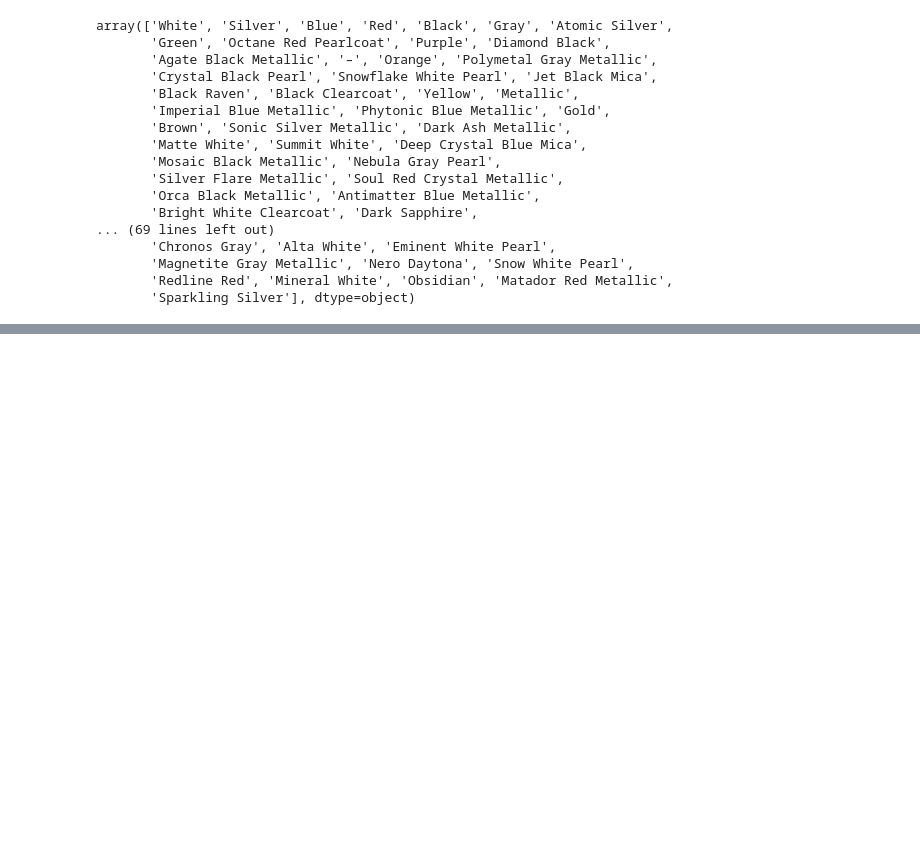
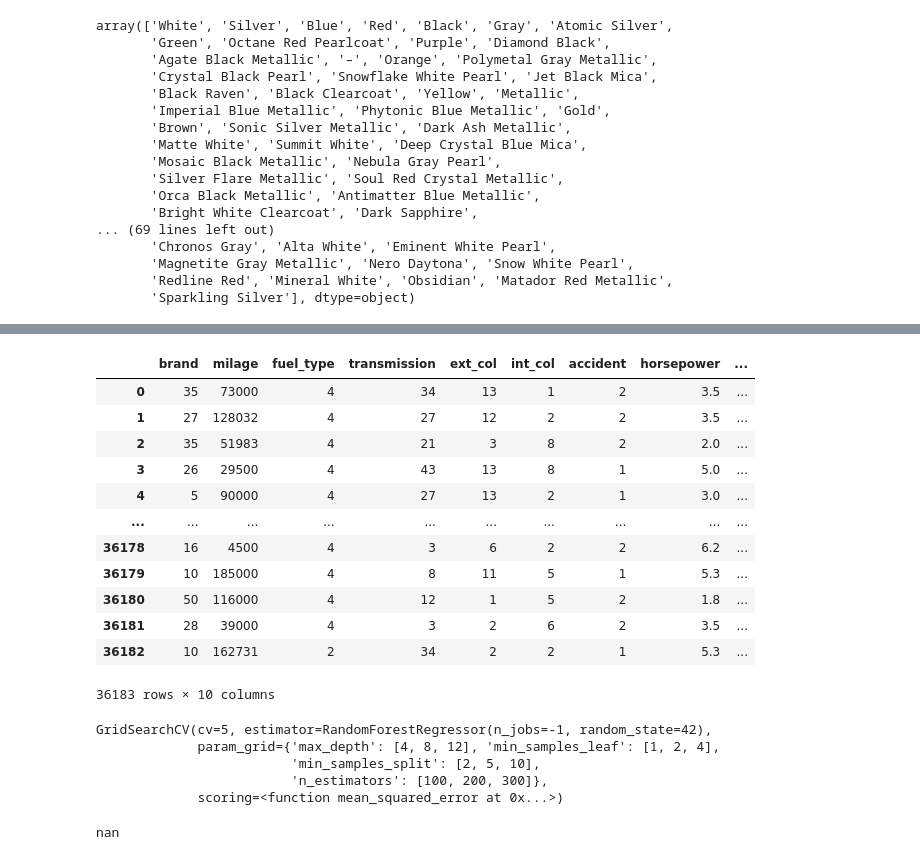
Before and after one commit to othnielche/KaggleX-Skill-Assessment-Challenge-2024, a Jupyter notebook: KaggleX challenge.ipynb, the cells around one changed output, grey strips where cells are left out. Cells and saved outputs as stored; diff of their text form; code cells hidden in the pictures; blank space fills up the shorter version.

Commit message:
I dey try my best

```diff
--- a/KaggleX challenge.ipynb
+++ b/KaggleX challenge.ipynb
@@ -1891,0 +2093,16 @@ array(['White', 'Silver', 'Blue', 'Red', 'Black', 'Gray', 'Atomic Silver',
+# %%
+test
+# %% [output]
+|  | brand | milage | fuel_type | transmission | ext_col | int_col | accident | horsepower | ... |
+| 0 | 35 | 73000 | 4 | 34 | 13 | 1 | 2 | 3.5 | ... |
+| 1 | 27 | 128032 | 4 | 27 | 12 | 2 | 2 | 3.5 | ... |
+| 2 | 35 | 51983 | 4 | 21 | 3 | 8 | 2 | 2.0 | ... |
+| 3 | 26 | 29500 | 4 | 43 | 13 | 8 | 1 | 5.0 | ... |
+| 4 | 5 | 90000 | 4 | 27 | 13 | 2 | 1 | 3.0 | ... |
+| ... | ... | ... | ... | ... | ... | ... | ... | ... | ... |
+| 36178 | 16 | 4500 | 4 | 3 | 6 | 2 | 2 | 6.2 | ... |
+| 36179 | 10 | 185000 | 4 | 8 | 11 | 5 | 1 | 5.3 | ... |
+| 36180 | 50 | 116000 | 4 | 12 | 1 | 5 | 2 | 1.8 | ... |
+| 36181 | 28 | 39000 | 4 | 3 | 2 | 6 | 2 | 3.5 | ... |
+| 36182 | 10 | 162731 | 2 | 34 | 2 | 2 | 1 | 5.3 | ... |
+36183 rows × 10 columns
@@ -1891,0 +2125,8 @@ array(['White', 'Silver', 'Blue', 'Red', 'Black', 'Gray', 'Atomic Silver',
+# %%
+grid_search.fit(X, y)
+# %% [output]
+GridSearchCV(cv=5, estimator=RandomForestRegressor(n_jobs=-1, random_state=42),
+             param_grid={'max_depth': [4, 8, 12], 'min_samples_leaf': [1, 2, 4],
+                         'min_samples_split': [2, 5, 10],
+                         'n_estimators': [100, 200, 300]},
+             scoring=<function mean_squared_error at 0x...>)
@@ -1891,0 +2135,4 @@ array(['White', 'Silver', 'Blue', 'Red', 'Black', 'Gray', 'Atomic Silver',
+# %%
+grid_search.best_score_
+# %% [output]
+nan
```
Also changed, not shown: parts of 32 cells of this notebook, 4 other files.
